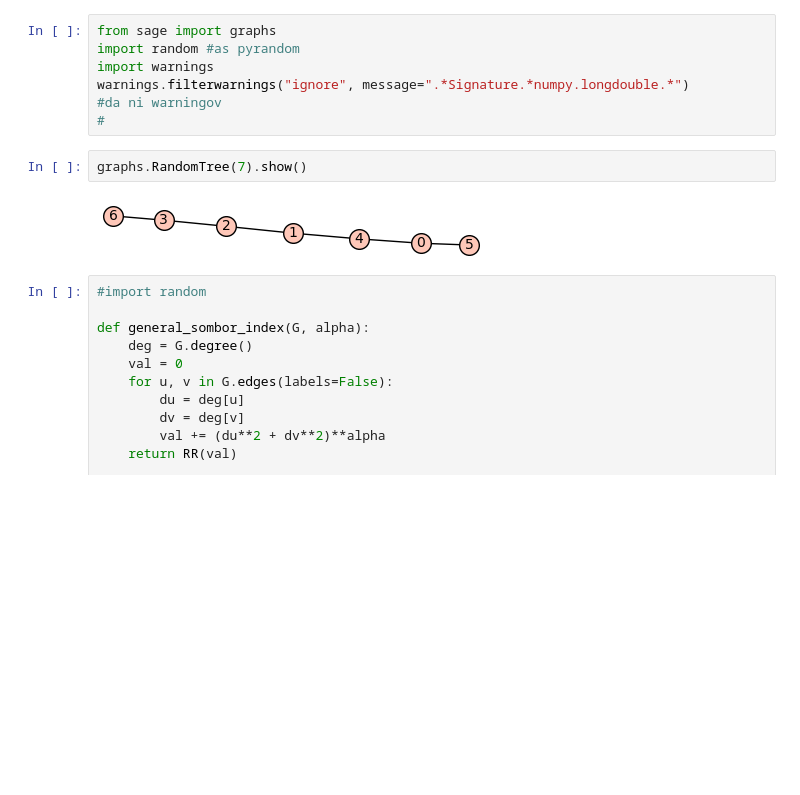
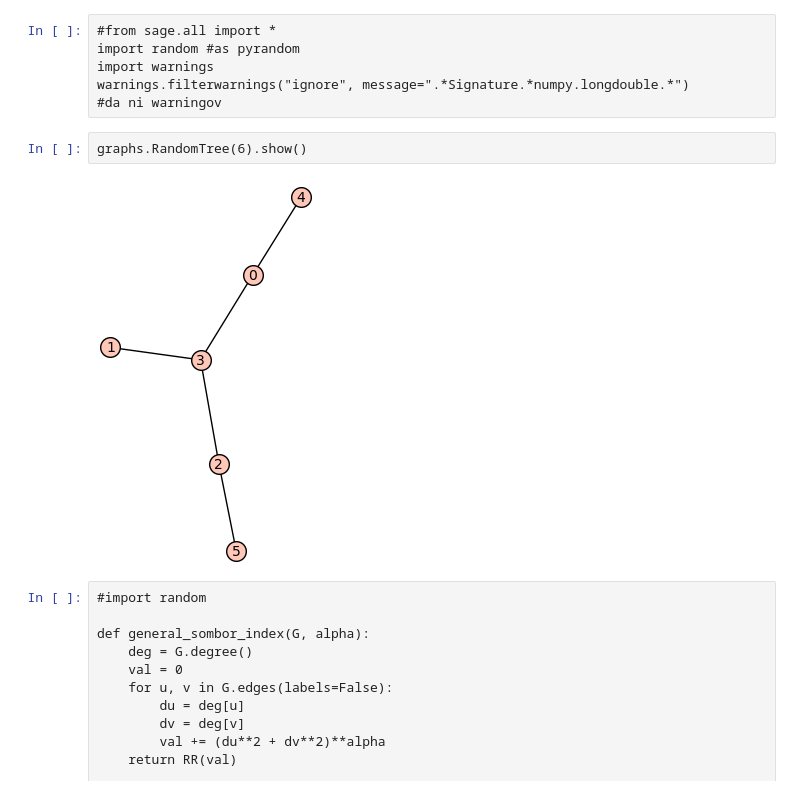
Before and after one commit to kajazefran/Projekt-FP, a Jupyter notebook: naloga.ipynb, the cells around one changed output. Saved outputs shown, nothing was run; the diff lists cells and outputs as text; blank space fills up the shorter version.

```diff
--- a/naloga.ipynb
+++ b/naloga.ipynb
@@ -1,14 +1,13 @@
 # %%
-from sage import graphs
+#from sage.all import *
 import random #as pyrandom
 import warnings
 warnings.filterwarnings("ignore", message=".*Signature.*numpy.longdouble.*")
 #da ni warningov
-#
 # %%
-graphs.RandomTree(7).show()
+graphs.RandomTree(6).show()
 # %% [output]
-[figure, old version]
+[figure, new version]
 # %%
 #import random
 
```
Also changed, not shown: parts of 2 cells of this notebook, 3 other files.
